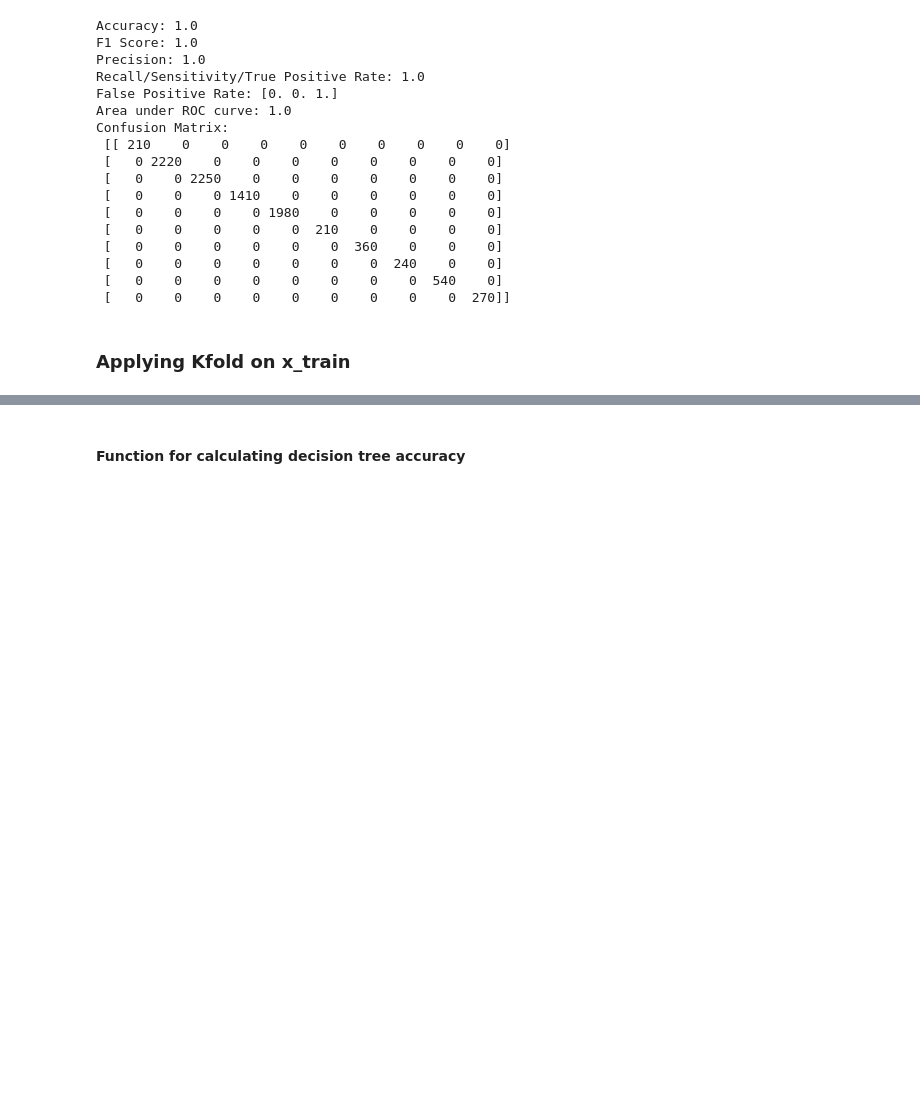
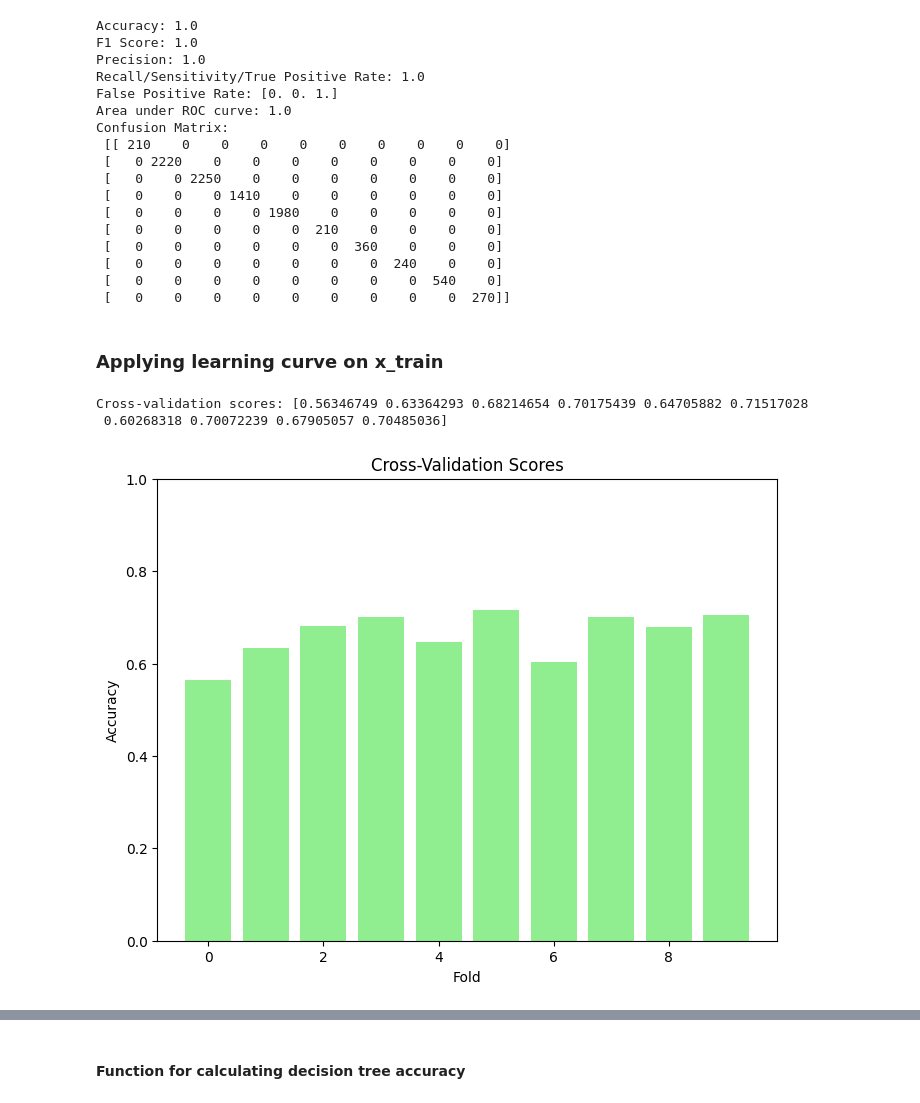
Before and after one commit to Suhail270/DMML_Part3, a Jupyter notebook: Part3.ipynb, the cells around one changed output, grey strips where cells are left out. Saved outputs shown, nothing was run; the diff lists cells and outputs as text; code cells hidden in the pictures; blank space fills up the shorter version.

```diff
--- a/Part3.ipynb
+++ b/Part3.ipynb
@@ -146,5 +127,34 @@ Confusion Matrix:
  [   0    0    0    0    0    0    0    0  540    0]
  [   0    0    0    0    0    0    0    0    0  270]]
 # %% [markdown]
-### Applying Kfold on x_train
+### Applying learning curve on x_train
+# %%
+from sklearn.model_selection import cross_val_score
+from sklearn.tree import DecisionTreeClassifier
+
+
+X = x_train_all
+y = y_train_all
+
+# Instantiate your classifier (Decision Tree in this case)
+clf = DecisionTreeClassifier()
+
+# Perform 5-fold cross-validation
+cv_scores = cross_val_score(clf, X, y, cv=10)  # cv=5 means 5-fold cross-validation
+
+# Print the cross-validation scores
+print("Cross-validation scores:", cv_scores)
+
+# Plotting the cross-validation scores
+plt.figure(figsize=(8, 6))
+plt.bar(range(len(cv_scores)), cv_scores, color='lightgreen')
+plt.xlabel('Fold')
+plt.ylabel('Accuracy')
+plt.title('Cross-Validation Scores')
+plt.ylim(0, 1)  # Set the y-axis limits if needed
+plt.show()
+# %% [output]
+Cross-validation scores: [0.56346749 0.63364293 0.68214654 0.70175439 0.64705882 0.71517028
+ 0.60268318 0.70072239 0.67905057 0.70485036]
+[figure, added]
 # %%
```
Also changed, not shown: parts of 37 cells of this notebook.
